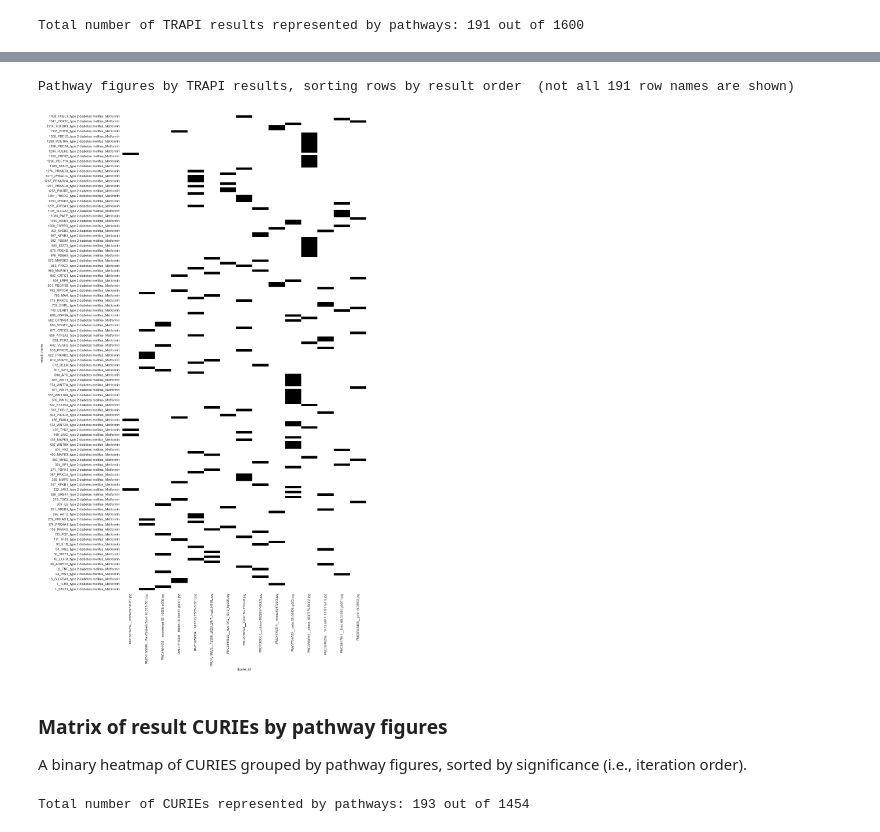
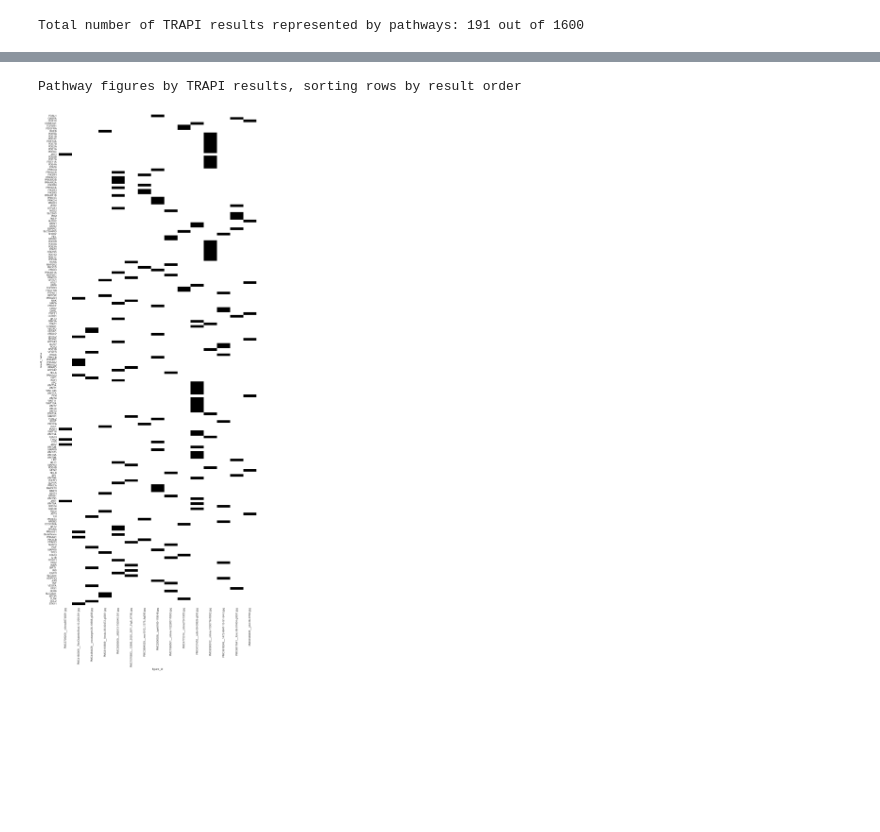
Before and after one commit to wikipathways/BioThings_Explorer_PFOCR_clustering, a Jupyter notebook: PET_notebook_v1.ipynb, the cells around one changed output, grey strips where cells are left out. Cells and saved outputs as stored; diff of their text form; code cells hidden in the pictures; blank space fills up the shorter version.

```diff
--- a/PET_notebook_v1.ipynb
+++ b/PET_notebook_v1.ipynb
@@ -576,7 +576,7 @@ A binary heatmap: rows are TRAPI result names sorted by original result number (
 pathway_figure_df_tall = pathway_figure_df[["figure_id","trapi_result_set"]].explode("trapi_result_set")
 rep_trapi_result_count = len(pathway_figure_df_tall['trapi_result_set'].unique())
 pathway_figure_df_tall = pathway_figure_df_tall.rename(columns={"trapi_result_set": "TRAPI results"})
-pathway_figure_df_tall
+pathway_figure_df_tall['TRAPI results'] = pathway_figure_df_tall['TRAPI results'].str.split('_').str[1]
 pathway_figure_df_tall["value"]=1
 df=pd.pivot_table(pathway_figure_df_tall, values="value", index=["TRAPI results"], columns="figure_id", fill_value=0)
 df=df[pathway_figure_df['figure_id']]
@@ -601,36 +606,17 @@ Pathway figures by TRAPI results, sorting rows by pathway figure groupings  (not
 # %%
 #as heatmap, sorting rows by original TRAPI result order
-sorted_result_bool=trapi_results_df['result_name'].isin(df.index)
+sorted_result_bool=trapi_results_df['result_name'].str.split('_').str[1].isin(df.index)
 sorted_result_names=trapi_results_df.loc[sorted_result_bool,'result_name']
+sorted_result_names=sorted_result_names.str.split('_').str[1]
 sorted_result_index=pd.Index(sorted_result_names)
 df=df.reindex(sorted_result_index[::-1])
 plt_w = len(pathway_figure_df.index)
-plt_h = min(rep_trapi_result_count,plt_w*2)
+plt_h = rep_trapi_result_count * 0.2 #min(rep_trapi_result_count,plt_w*2)
 plt.figure(figsize = (plt_w,plt_h))
 sns.set()
-sns.heatmap(df, cmap=plt.get_cmap('binary'), cbar=False) # yticklabels=True
-if(plt_h ==rep_trapi_result_count):
-    print('Pathway figures by TRAPI results, sorting rows by result order')
-else:
-    print('Pathway figures by TRAPI results, sorting rows by result order  (not all',rep_trapi_result_count,'row names are shown)')
+sns.heatmap(df, cmap=plt.get_cmap('binary'), cbar=False, yticklabels=True)
+print('Pathway figures by TRAPI results, sorting rows by result order')
 plt.show()
 # %% [output]
-Pathway figures by TRAPI results, sorting rows by result order  (not all 191 row names are shown)
+Pathway figures by TRAPI results, sorting rows by result order
-[figure, old version]
+[figure, new version]
-# %% [markdown]
-### Matrix of result CURIEs by pathway figures
-
-A binary heatmap of CURIES grouped by pathway figures, sorted by significance (i.e., iteration order).
-# %%
-pathway_figure_df_tall_2 = pathway_figure_df[["figure_id","figure_curies_in_trapi_results"]].explode("figure_curies_in_trapi_results")
-rep_curie_count = len(pathway_figure_df_tall_2['figure_curies_in_trapi_results'].unique())
-pathway_figure_df_tall_2 = pathway_figure_df_tall_2.rename(columns={"figure_curies_in_trapi_results": "curies"})
-pathway_figure_df_tall_2
-pathway_figure_df_tall_2["value"]=1
-df2=pd.pivot_table(pathway_figure_df_tall_2, values="value", index=["curies"], columns="figure_id", fill_value=0)
-df2=df2[pathway_figure_df['figure_id']]
-df2=df2.sort_values(by=list(df.columns))
-#display(df2)
-print('Total number of CURIEs represented by pathways:', rep_curie_count, 'out of', len(total_result_curies_possible ))
-# %% [output]
-Total number of CURIEs represented by pathways: 193 out of 1454
```
Also changed, not shown: parts of 5 cells of this notebook.
